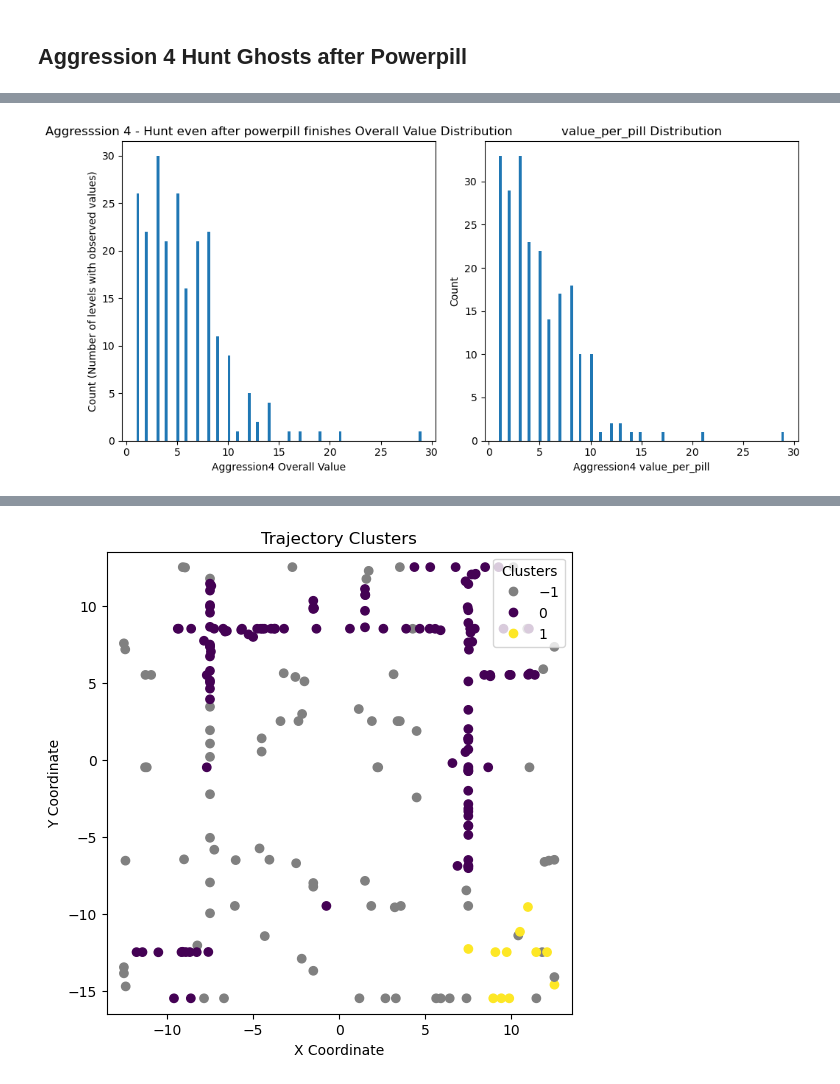
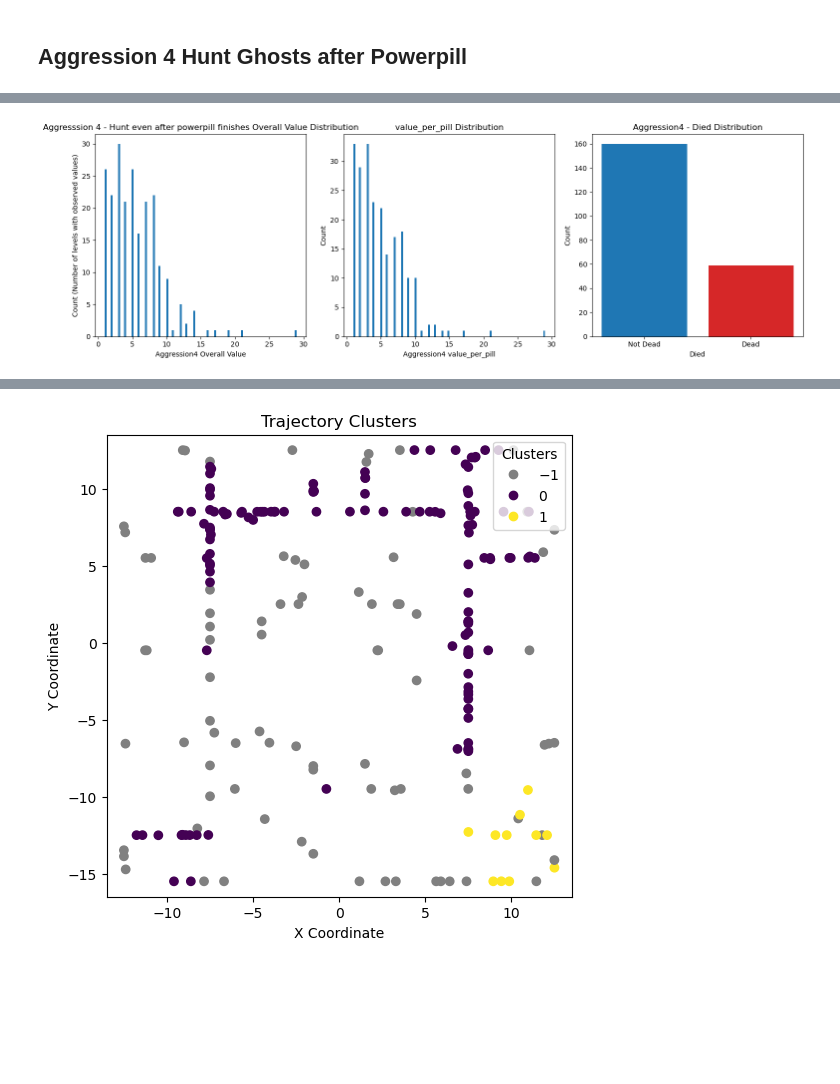
Before and after one commit to PipaFlores/encoder-pacman, a Jupyter notebook: notebooks/Behavlets.ipynb, the cells around one changed output, grey strips where cells are left out. Drawn from its saved outputs; the diff is of its cells as text; code cells hidden in the pictures; blank space fills up the shorter version.

```diff
--- a/notebooks/Behavlets.ipynb
+++ b/notebooks/Behavlets.ipynb
@@ -285,40 +376,55 @@ for i,sample in samples.iterrows():
 # %%
 # BEHAV_TYPE = "Aggression1"
 
-values = Beh_encodings.summary_results[f"{BEHAV_TYPE}_value"][Beh_encodings.summary_results[f"{BEHAV_TYPE}_value"] != 0] ## Filtering out 0 values
+values = Beh_encodings.summary_results[f"{BEHAV_TYPE}_value"][
+    Beh_encodings.summary_results[f"{BEHAV_TYPE}_value"] != 0
+]  ## Filtering out 0 values
 # values = Beh_encodings.summary_results[f"{BEHAV_TYPE}_value"]
 
-fig, axs = plt.subplots(1, 2, figsize=(10, 5))
+fig, axs = plt.subplots(1, 3, figsize=(15, 5))
 axs[0].hist(values, bins=100)
 # axs[0].violinplot(values)
 axs[0].set_xlabel(f"{BEHAV_TYPE} Overall Value")
 axs[0].set_ylabel("Count (Number of levels with observed values)")
-axs[0].set_title(f"{Beh_encodings.behavlets[BEHAV_TYPE].full_name} Overall Value Distribution")
+axs[0].set_title(
+    f"{Beh_encodings.behavlets[BEHAV_TYPE].full_name} Overall Value Distribution"
+)
 
 
 # VALUE_TYPE = "value_per_instance"  # Or value_per_instance , value_per_pill, died, etc.
-instance_values = Beh_encodings.instance_details.loc[Beh_encodings.instance_details["behavlet_name"] == BEHAV_TYPE, VALUE_TYPE]
+instance_values = Beh_encodings.instance_details.loc[
+    Beh_encodings.instance_details["behavlet_name"] == BEHAV_TYPE, VALUE_TYPE
+]
 axs[1].hist(instance_values, bins=100)
 axs[1].set_xlabel(f"{BEHAV_TYPE} {VALUE_TYPE}")
 axs[1].set_ylabel("Count")
 axs[1].set_title(f"{VALUE_TYPE} Distribution")
+
+# Plot the count of dead vs not dead (bar plot)
+dead_instances = Beh_encodings.instance_details[
+    (Beh_encodings.instance_details["behavlet_name"] == BEHAV_TYPE)
+]
+
+# Only consider rows where 'died' is True or False (not NaN)
+dead_instances = dead_instances[dead_instances["died"].isin([True, False])]
+
+dead_counts = (
+    dead_instances["died"].value_counts().sort_index()
+)  # False first, then True
+
+axs[2].bar(
+    ["Not Dead", "Dead"],
+    [dead_counts.get(False, 0), dead_counts.get(True, 0)],
+    color=["tab:blue", "tab:red"],
+)
+axs[2].set_xlabel("Died")
+axs[2].set_ylabel("Count")
+axs[2].set_title(f"{BEHAV_TYPE} - Died Distribution")
+
 plt.tight_layout()
 plt.show()
-
-# Beh_encodings.summary_results[
-#     (Beh_encodings.summary_results[f"{BEHAV_TYPE}_value"] < 200)
-#     & (Beh_encodings.summary_results[f"{BEHAV_TYPE}_value"] > 50)
-# ].loc[
-#     :,
-#     [
-#         "level_id",
-#         f"{BEHAV_TYPE}_gamesteps",
-#         f"{BEHAV_TYPE}_timesteps",
-#         f"{BEHAV_TYPE}_value",
-#     ],
-# ]
 # %% [output]
-[figure, old version]
+[figure, new version]
 # %%
 trajectories = Beh_encodings.get_trajectories(BEHAV_TYPE)
 
```
Also changed, not shown: parts of 30 cells of this notebook, 7 other files.
